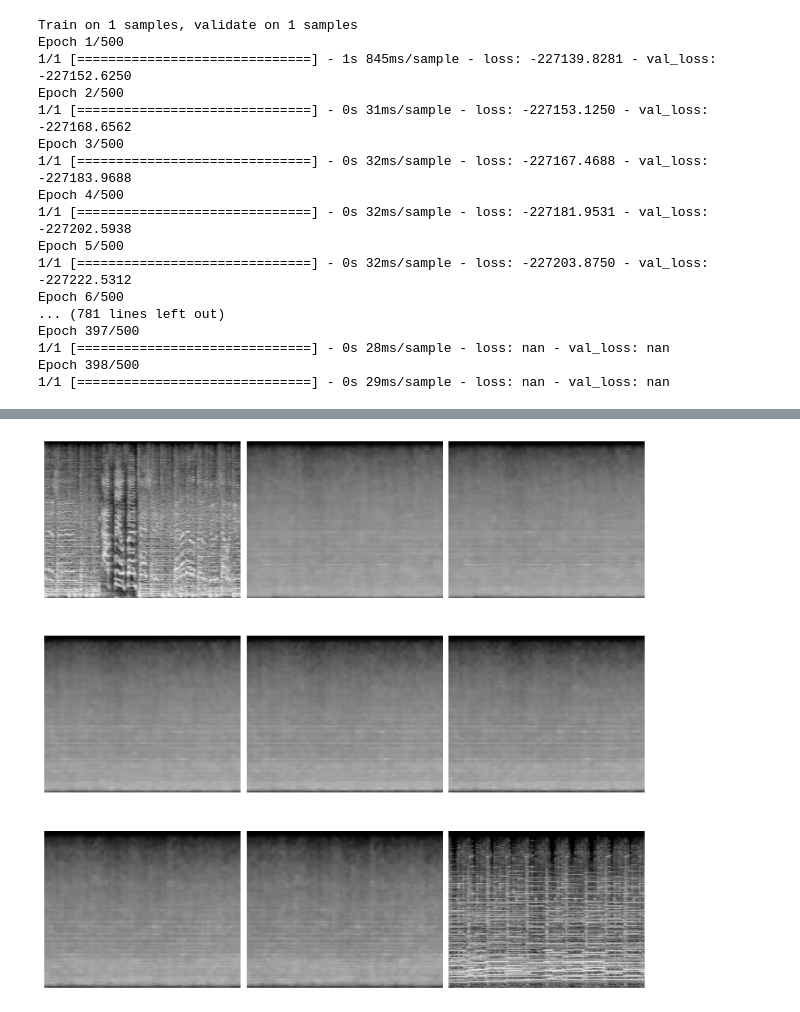
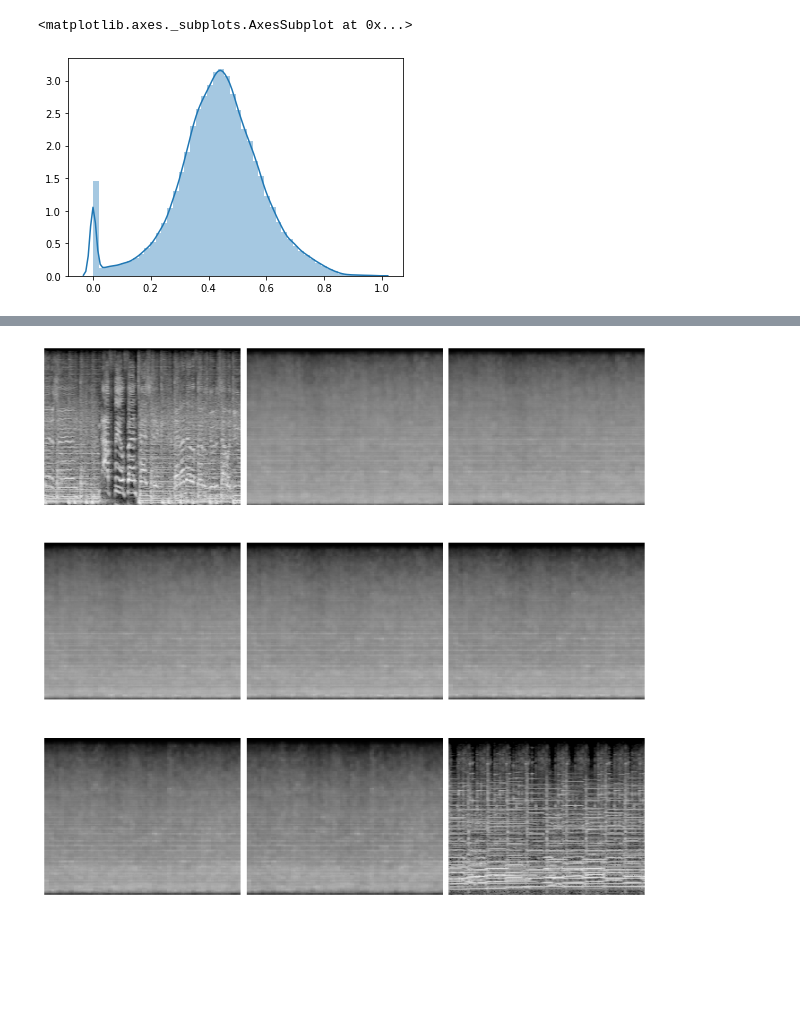
Before and after one commit to tasercake/Beatbrain, a Jupyter notebook: notebooks/generator.ipynb, the cells around one changed output, grey strips where cells are left out. Saved outputs shown, nothing was run; the diff lists cells and outputs as text; code cells hidden in the pictures; blank space fills up the shorter version.

```diff
--- a/notebooks/generator.ipynb
+++ b/notebooks/generator.ipynb
@@ -14,8 +15,3 @@ from IPython import display
 import seaborn as sns
 import matplotlib.pyplot as plt
 %matplotlib inline
-# %%
-%%time
-dataset = utils.load_dataset('../data/fma/numpy/test', limit=1)
-for x in dataset:
-    pass
@@ -39,8 +33,3 @@ EXAMPLES_TO_GENERATE = 16
 INTERPOLATION_POINTS = 9
 OUTPUT_DIR = Path("../data/output/images")
 MODEL_PATH = Path("model.h5")
-# %%
-train_root = DATA_ROOT / 'train'
-test_root = DATA_ROOT / 'test'
-train_dataset = utils.load_dataset(train_root, batch_size=BATCH_SIZE, )
-test_dataset = utils.load_dataset(test_root, batch_size=BATCH_SIZE, )
@@ -229,24 +240,7 @@ Could not find model weights file. A new one will be created once training start
 # %%
 train_dataset = utils.load_image('../data/fma/image/000/000002/0.exr')
 train_dataset = train_dataset.reshape(1, *train_dataset.shape, 1)
-# model.fit(train_dataset, epochs=EPOCHS, validation_data=(test_dataset, None))
-
-model.fit(train_dataset, epochs=EPOCHS, validation_data=(train_dataset, None))
+sns.distplot(train_dataset.flatten())
 # %% [output]
-Train on 1 samples, validate on 1 samples
-Epoch 1/500
-1/1 [==============================] - 1s 845ms/sample - loss: -227139.8281 - val_loss: -227152.6250
-Epoch 2/500
-1/1 [==============================] - 0s 31ms/sample - loss: -227153.1250 - val_loss: -227168.6562
-Epoch 3/500
-1/1 [==============================] - 0s 32ms/sample - loss: -227167.4688 - val_loss: -227183.9688
-Epoch 4/500
-1/1 [==============================] - 0s 32ms/sample - loss: -227181.9531 - val_loss: -227202.5938
-Epoch 5/500
-1/1 [==============================] - 0s 32ms/sample - loss: -227203.8750 - val_loss: -227222.5312
-Epoch 6/500
-... (781 lines left out)
-Epoch 397/500
-1/1 [==============================] - 0s 28ms/sample - loss: nan - val_loss: nan
-Epoch 398/500
-1/1 [==============================] - 0s 29ms/sample - loss: nan - val_loss: nan
+<matplotlib.axes._subplots.AxesSubplot at 0x...>
+[figure, added]
```
Also changed, not shown: parts of 12 cells of this notebook, 2 other files.
